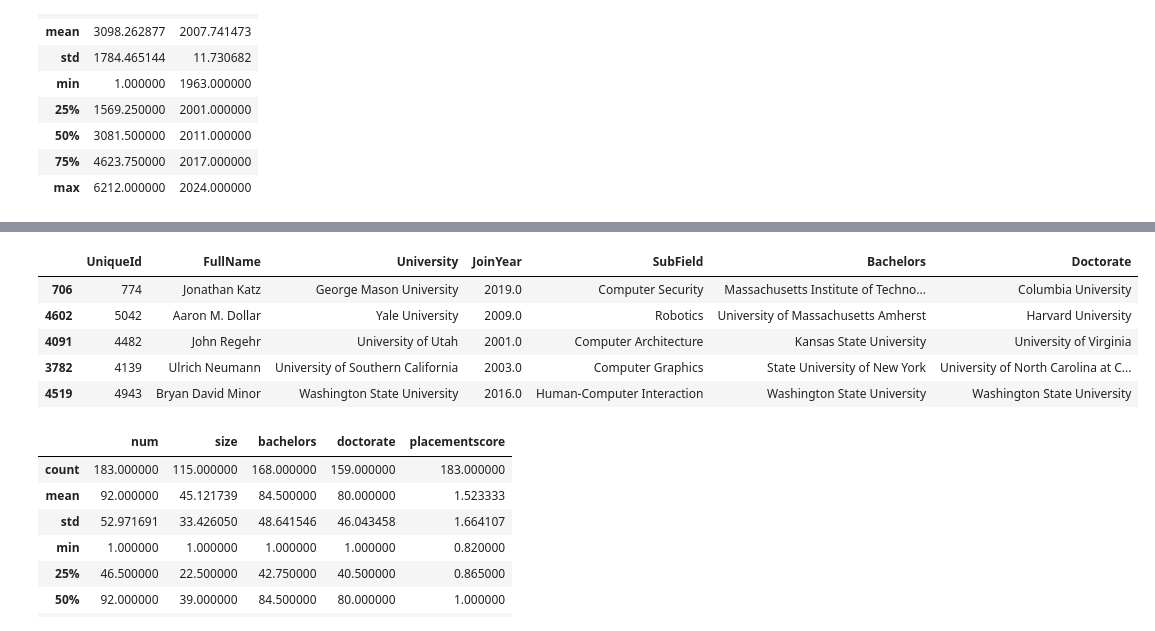
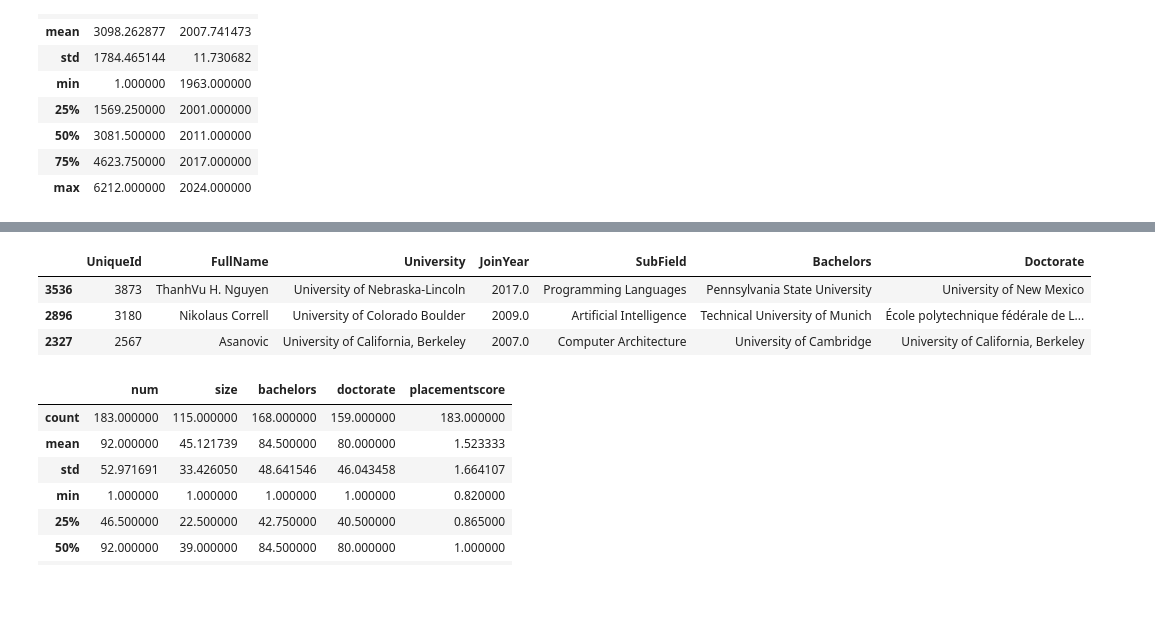
Before and after one commit to sachiniyer/my_college_rankings, a Jupyter notebook: main.ipynb, the cells around one changed output, grey strips where cells are left out. Cells and saved outputs as stored; diff of their text form; code cells hidden in the pictures; blank space fills up the shorter version.

```diff
--- a/main.ipynb
+++ b/main.ipynb
@@ -67,14 +98,12 @@ Data columns (total 7 columns):
 dtypes: float64(1), int64(1), object(5)
 memory usage: 308.0+ KB
 # %%
-dfcsprofs.sample(5)
+dfcsprofs.sample(3)
 # %% [output]
 |  | UniqueId | FullName | University | JoinYear | SubField | Bachelors | Doctorate |
-| 706 | 774 | Jonathan Katz | George Mason University | 2019.0 | Computer Security | Massachusetts Institute of Techno... | Columbia University |
-| 4602 | 5042 | Aaron M. Dollar | Yale University | 2009.0 | Robotics | University of Massachusetts Amherst | Harvard University |
-| 4091 | 4482 | John Regehr | University of Utah | 2001.0 | Computer Architecture | Kansas State University | University of Virginia |
-| 3782 | 4139 | Ulrich Neumann | University of Southern California | 2003.0 | Computer Graphics | State University of New York | University of North Carolina at C... |
-| 4519 | 4943 | Bryan David Minor | Washington State University | 2016.0 | Human-Computer Interaction | Washington State University | Washington State University |
+| 3536 | 3873 | ThanhVu H. Nguyen | University of Nebraska-Lincoln | 2017.0 | Programming Languages | Pennsylvania State University | University of New Mexico |
+| 2896 | 3180 | Nikolaus Correll | University of Colorado Boulder | 2009.0 | Artificial Intelligence | Technical University of Munich | École polytechnique fédérale de L... |
+| 2327 | 2567 | Asanovic | University of California, Berkeley | 2007.0 | Computer Architecture | University of Cambridge | University of California, Berkeley |
 # %%
 dfplacement = pd.read_csv("data/placement-rank.csv", delimiter='|')
 dfplacement.describe()
```
Also changed, not shown: parts of 6 cells of this notebook.
